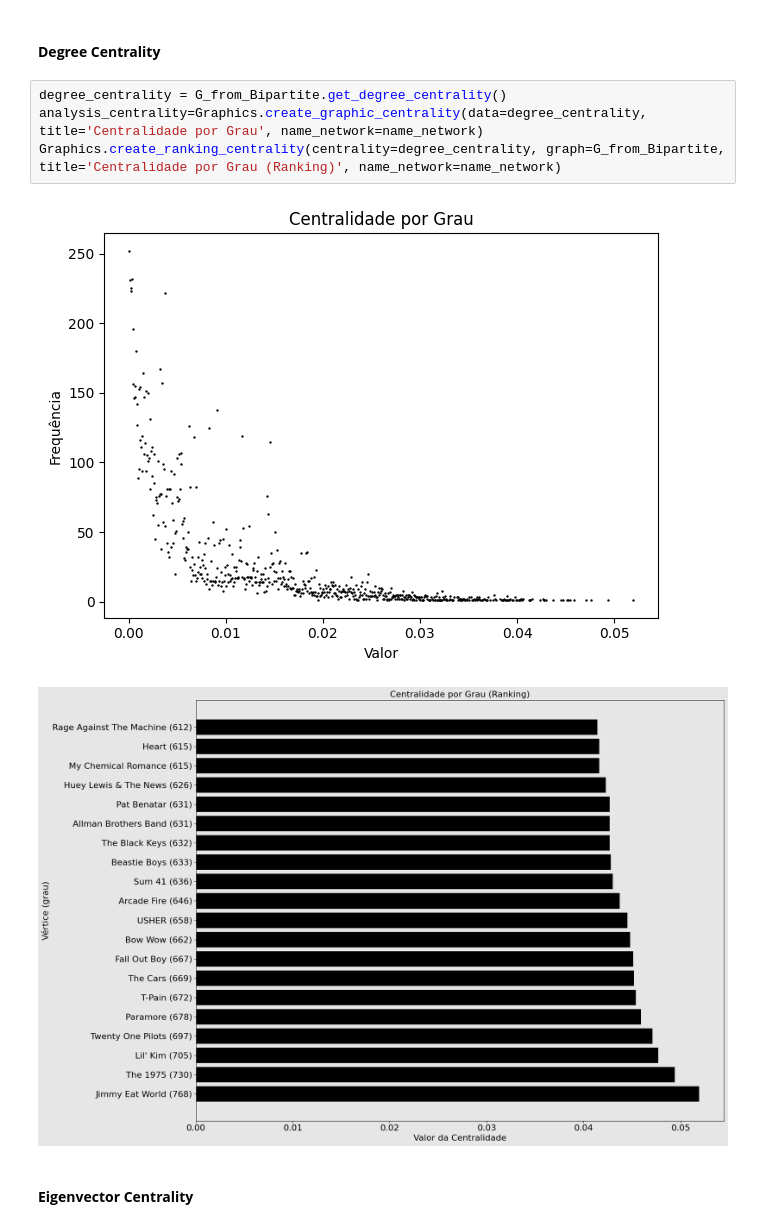
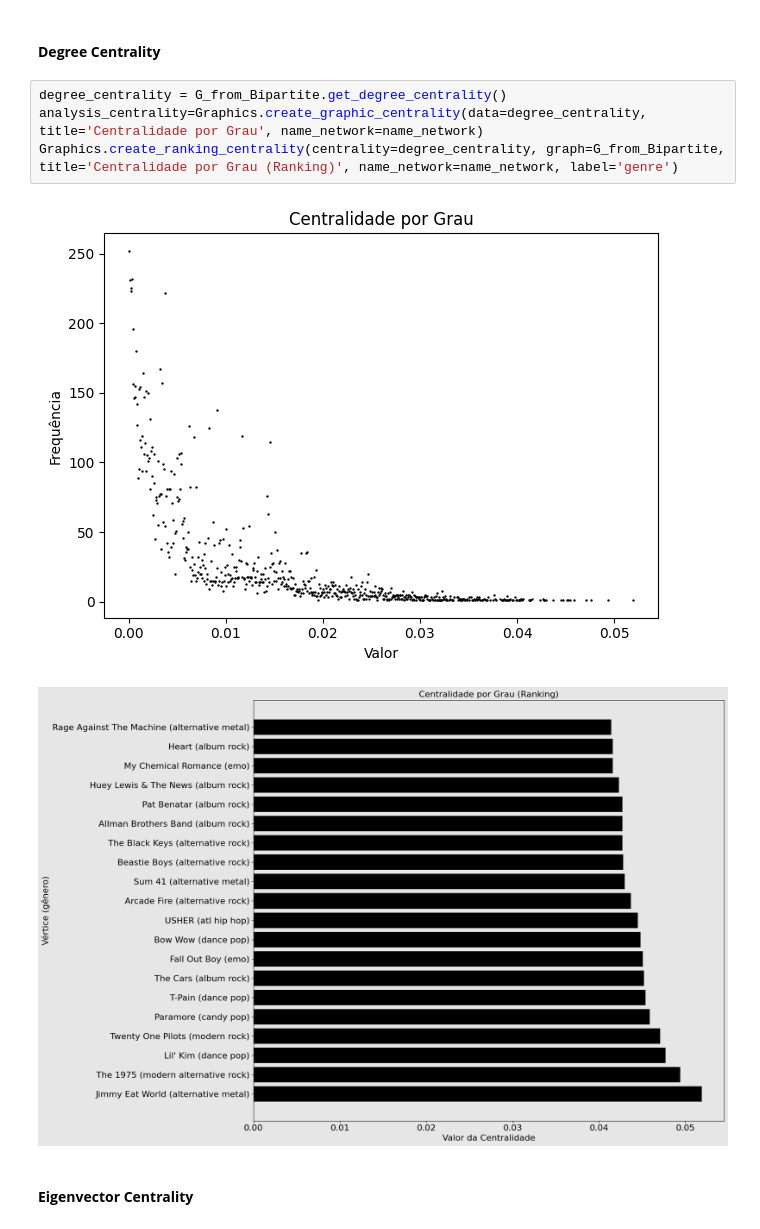
Before and after one commit to anamachadoc/UFSJ_Redes_Complexas_Trabalho_Final, a Jupyter notebook: code/analyzing_network_from_Popularity_Recommender.ipynb, the cells around one changed output. Drawn from its saved outputs; the diff is of its cells as text.

```diff
--- a/code/analyzing_network_from_Popularity_Recommender.ipynb
+++ b/code/analyzing_network_from_Popularity_Recommender.ipynb
@@ -104,10 +104,10 @@ Graphics.create_graphic_degrees(data = accumulated_probability_of_degress, xLabe
 # %%
 degree_centrality = G_from_Bipartite.get_degree_centrality()
 analysis_centrality=Graphics.create_graphic_centrality(data=degree_centrality, title='Centralidade por Grau', name_network=name_network)
-Graphics.create_ranking_centrality(centrality=degree_centrality, graph=G_from_Bipartite, title='Centralidade por Grau (Ranking)', name_network=name_network)
+Graphics.create_ranking_centrality(centrality=degree_centrality, graph=G_from_Bipartite, title='Centralidade por Grau (Ranking)', name_network=name_network, label='genre')
 # %% [output]
 [figure]
-[figure, old version]
+[figure, new version]
 # %% [markdown]
 #### **Eigenvector Centrality**
 # %%
```
Also changed, not shown: parts of 6 cells of this notebook, 6 other files.
